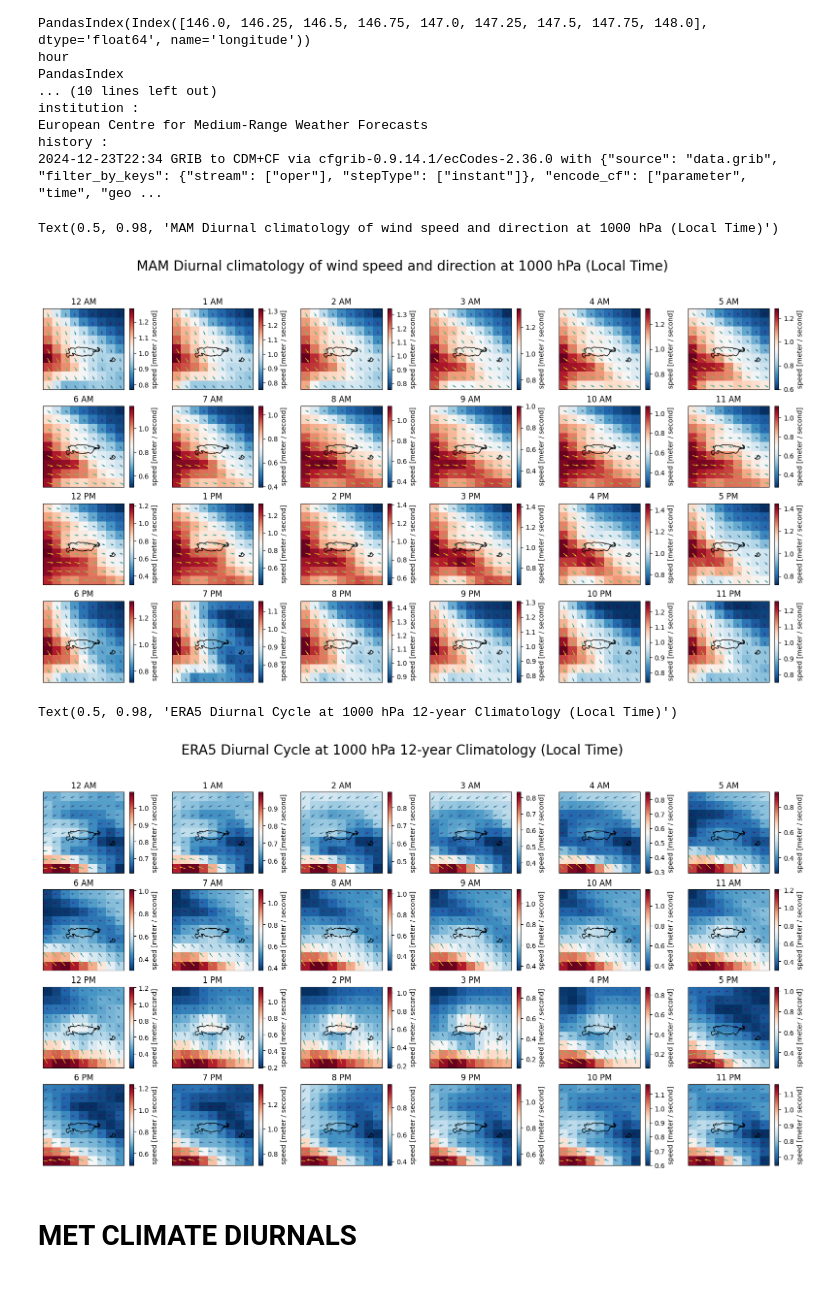
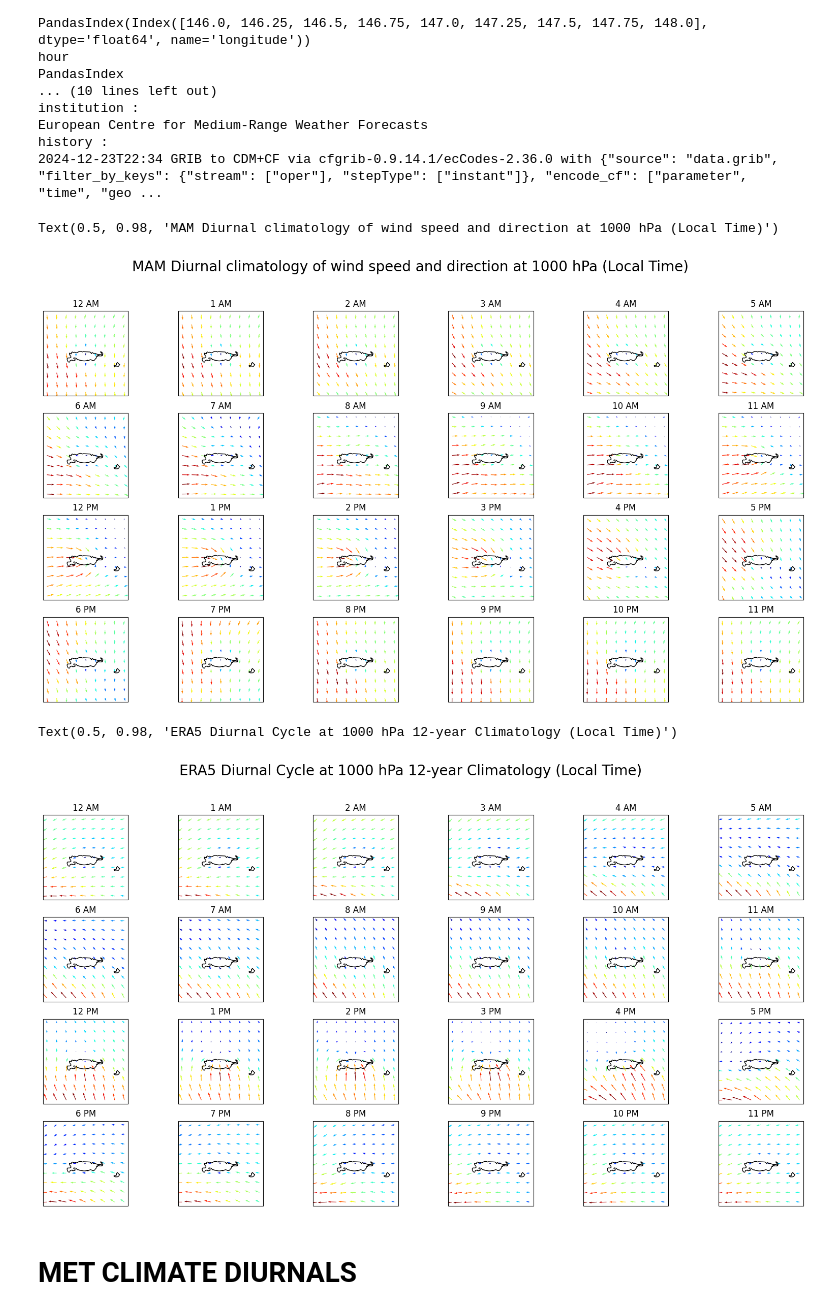
Before and after one commit to nmathewa/LSB_main, a Jupyter notebook: manus_climt/plots/climt_plots.ipynb, the cells around one changed output. Drawn from its saved outputs; the diff is of its cells as text; code cells hidden in the pictures; blank space fills up the shorter version.

```diff
--- a/manus_climt/plots/climt_plots.ipynb
+++ b/manus_climt/plots/climt_plots.ipynb
@@ -16,7 +16,7 @@ NameError: name 'in_data' is not defined
 in_data = glob.glob('/home1/nalex2023/Datasets/era5_manus/climt/*.nc')
 
 level = 1000
-time = 5
+time = 15
 dset_seasonal = xr.open_dataset(in_data[1]).sel(latitude=slice(-1,-3),longitude=slice(146,148))
 
 dset_seasonal['u'] = dset_seasonal['u'].roll(hour=10)
@@ -35,8 +35,10 @@ z = dset_seasonal.speed.sel(pressure_level=level,hour=time)
 c = dset_seasonal.direction.sel(pressure_level=level,hour=time)
 u = dset_seasonal.u.sel(pressure_level=level,hour=time)
 v = dset_seasonal.v.sel(pressure_level=level,hour=time)
-dset_seasonal.speed.sel(pressure_level=level,hour=time).plot(ax=ax,cmap='RdBu_r',transform=ccrs.PlateCarree())
-ax.quiver(x,y,u,v,z,transform=ccrs.PlateCarree())
+#dset_seasonal.speed.sel(pressure_level=level,hour=time).plot(ax=ax,cmap='RdBu_r',transform=ccrs.PlateCarree())
+ax.quiver(x,y,u,v,z,transform=ccrs.PlateCarree(),cmap='coolwarm')
 #ax.barbs(x,y,u,v,length=5,transform=ccrs.PlateCarree())
 ax.coastlines()
+
+ax.set_title('Wind Speed and Direction at 1000 hPa at 15:00 LT')
 # %% [output]
@@ -90,30 +92,30 @@ history :
 # %%
 fig,ax = plt.subplots(4,6,subplot_kw={'projection':ccrs.PlateCarree()},figsize=(20,10))
 
 axs = ax.flatten()
-level=900
+level=1000
 for i in range(24):
     x = dset_seasonal.longitude
     y = dset_seasonal.latitude
     z = dset_seasonal.speed.sel(pressure_level=level,hour=i)
     c = dset_seasonal.direction.sel(pressure_level=level,hour=i)
     u = dset_seasonal.u.sel(pressure_level=level,hour=i)
     v = dset_seasonal.v.sel(pressure_level=level,hour=i)
-    dset_seasonal.speed.sel(pressure_level=level,hour=i).plot(ax=axs[i],cmap='RdBu_r',transform=ccrs.PlateCarree())
-    axs[i].quiver(x,y,u,v,z,transform=ccrs.PlateCarree())
+    #dset_seasonal.speed.sel(pressure_level=level,hour=i).plot(ax=axs[i],cmap='RdBu_r',transform=ccrs.PlateCarree())
+    axs[i].quiver(x,y,u,v,z,transform=ccrs.PlateCarree(),cmap='jet')
     axs[i].coastlines()
     hour_in_ampm = i%12
     if hour_in_ampm == 0:
         hour_in_ampm = 12
     if i < 12:
         axs[i].set_title(f'{hour_in_ampm} AM')
     else:
         axs[i].set_title(f'{hour_in_ampm} PM')
 
 fig.suptitle('MAM Diurnal climatology of wind speed and direction at 1000 hPa (Local Time)',fontsize=20)
 # %% [output]
 Text(0.5, 0.98, 'MAM Diurnal climatology of wind speed and direction at 1000 hPa (Local Time)')
-[figure, old version]
+[figure, new version]
 # %%
 comple_diurnal = '/home1/nalex2023/Datasets/LSB_OUTS/era5_manus_diurnal.nc'
 
@@ -129,7 +131,7 @@ dset_diurnal['speed'] = mpcalc.wind_speed(dset_diurnal.u,dset_diurnal.v)
 dset_diurnal['direction'] = mpcalc.wind_direction(dset_diurnal.u,dset_diurnal.v)
 
 
-level = 900
+level = 1000
 
 fig,ax = plt.subplots(4,6,subplot_kw={'projection':ccrs.PlateCarree()},figsize=(20,10))
 
@@ -142,8 +144,8 @@ for i in range(24):
     c = dset_diurnal.direction.sel(pressure_level=level,hour=i)
     u = dset_diurnal.u.sel(pressure_level=level,hour=i)
     v = dset_diurnal.v.sel(pressure_level=level,hour=i)
-    dset_diurnal.speed.sel(pressure_level=level,hour=i).plot(ax=axs[i],cmap='RdBu_r',transform=ccrs.PlateCarree())
-    axs[i].quiver(x,y,u,v,z,transform=ccrs.PlateCarree())
+    #dset_diurnal.speed.sel(pressure_level=level,hour=i).plot(ax=axs[i],cmap='RdBu_r',transform=ccrs.PlateCarree())
+    axs[i].quiver(x,y,u,v,z,transform=ccrs.PlateCarree(),cmap='jet')
     axs[i].coastlines()
     hour_in_ampm = i%12
     if hour_in_ampm == 0:
@@ -156,7 +158,7 @@ for i in range(24):
 fig.suptitle('ERA5 Diurnal Cycle at 1000 hPa 12-year Climatology (Local Time)',fontsize=20)
 # %% [output]
 Text(0.5, 0.98, 'ERA5 Diurnal Cycle at 1000 hPa 12-year Climatology (Local Time)')
-[figure, old version]
+[figure, new version]
 # %% [markdown]
 # MET CLIMATE DIURNALS
 # %%
```
Also changed, not shown: parts of 1 cell of this notebook, 3 other files.
